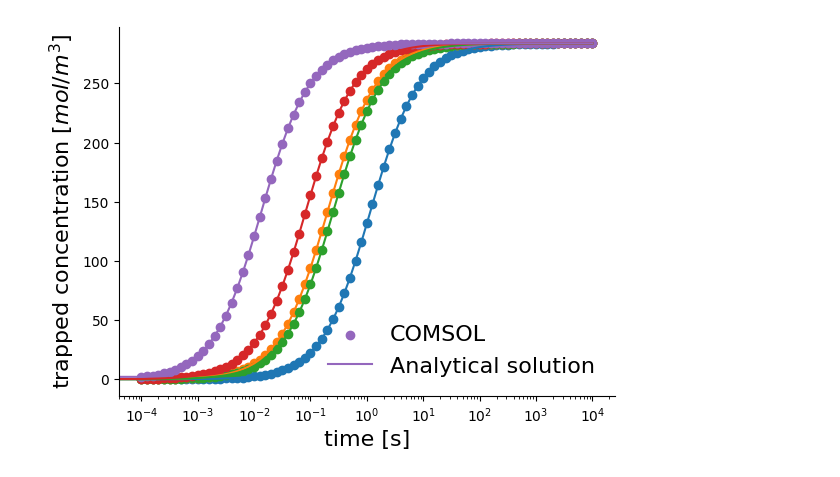
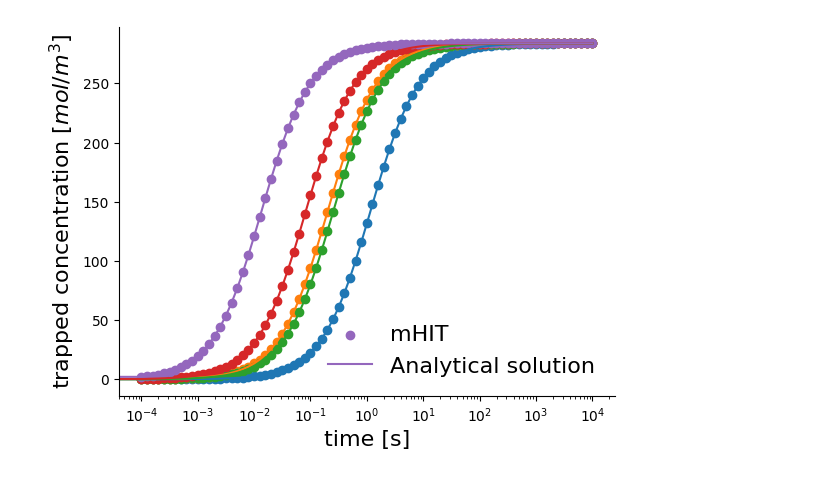
Before and after one commit to gabriele-ferrero/Titans_TT_codecomparison, a Jupyter notebook: MMS/MMS_traps/Sieverts/plot_results.ipynb, the cells around one changed output. Cells and saved outputs as stored; diff of their text form; code cells hidden in the pictures.

```diff
--- a/MMS/MMS_traps/Sieverts/plot_results.ipynb
+++ b/MMS/MMS_traps/Sieverts/plot_results.ipynb
@@ -128,7 +128,7 @@ for i in range(len(generated_lines)):
             color=color[i],
             marker="x",
             s=10,
-            label="COMSOL data",
+            label="mHIT data",
         )
         ax1.plot(
             length[:first_index],
@@ -187,22 +187,22 @@ plt.savefig("sieverts_trap_comparison_at100.png", dpi=300,bbox_inches='tight')
 # %%
 ## load data from txt
 ctrap_t= np.loadtxt("ctrap_sieverts_timedep_1.txt")
 ctrap_t_2= np.loadtxt("ctrap_sieverts_timedep_2.txt")
 ctrap_an_t= np.loadtxt("ctrap_an_sieverts_timedep.txt")
 ctrap_an_t_2= np.loadtxt("ctrap_an2_sieverts_timedep.txt")
 # for each column in ctrap_t, plot the data
 for i in range(1, ctrap_t.shape[1]):
     ##plot data as comparison bewtween COMSOL and analytical
     plt.scatter(ctrap_t[:, 0], ctrap_t[:, i], )
     plt.plot(ctrap_an_t[:, 0], ctrap_an_t[:, i])
-plt.scatter(ctrap_t_2[:, 0], ctrap_t_2[:, 1], label="COMSOL")
+plt.scatter(ctrap_t_2[:, 0], ctrap_t_2[:, 1], label="mHIT")
 plt.plot(ctrap_an_t_2[:, 0], ctrap_an_t_2[:, 1], label="Analytical solution")
 plt.xscale("log")
 plt.gca().spines["top"].set_visible(False)
 plt.gca().spines["right"].set_visible(False)
 plt.legend(frameon=False, fontsize=16)
 plt.xlabel("time [s]", fontsize=16)
 plt.ylabel(r"trapped concentration $[mol/m^3]$", fontsize=16)
 plt.savefig("sieverts_trap_timedep_comparison.png", dpi=300,bbox_inches='tight')
 # %% [output]
-[figure, old version]
+[figure, new version]
```
Also changed, not shown: parts of 1 cell of this notebook, 12 other files.
